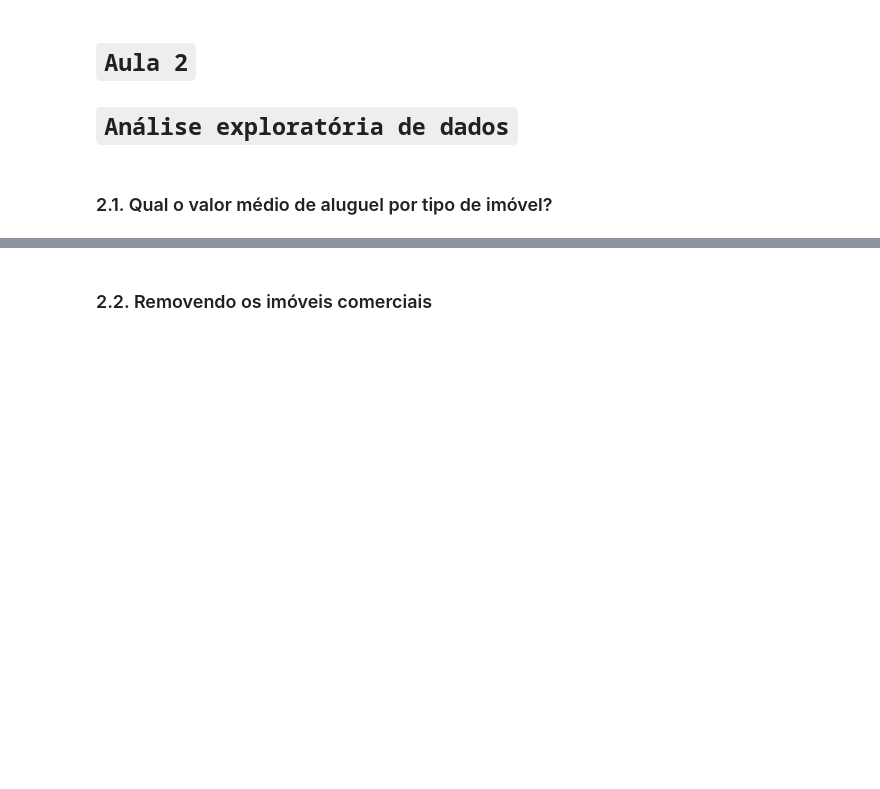
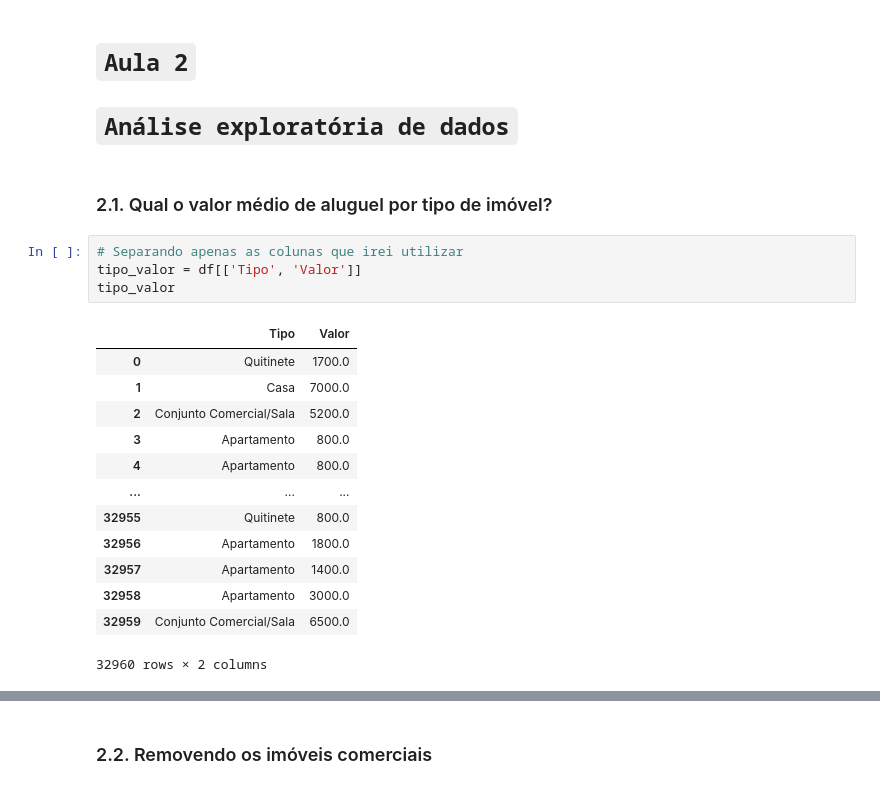
Before and after one commit to KaelDucatti/estudos-ds, a Jupyter notebook: python_for_ds/04_pandas_start/notebook_inicial.ipynb, the cells around one changed output, grey strips where cells are left out. Saved outputs shown, nothing was run; the diff lists cells and outputs as text; blank space fills up the shorter version.

```diff
--- a/python_for_ds/04_pandas_start/notebook_inicial.ipynb
+++ b/python_for_ds/04_pandas_start/notebook_inicial.ipynb
@@ -63,3 +124,21 @@ data.tail(10)
 # `Análise exploratória de dados`
 # %% [markdown]
 ### 2.1. Qual o valor médio de aluguel por tipo de imóvel?
+# %%
+# Separando apenas as colunas que irei utilizar
+tipo_valor = df[['Tipo', 'Valor']]
+tipo_valor
+# %% [output]
+|  | Tipo | Valor |
+| 0 | Quitinete | 1700.0 |
+| 1 | Casa | 7000.0 |
+| 2 | Conjunto Comercial/Sala | 5200.0 |
+| 3 | Apartamento | 800.0 |
+| 4 | Apartamento | 800.0 |
+| ... | ... | ... |
+| 32955 | Quitinete | 800.0 |
+| 32956 | Apartamento | 1800.0 |
+| 32957 | Apartamento | 1400.0 |
+| 32958 | Apartamento | 3000.0 |
+| 32959 | Conjunto Comercial/Sala | 6500.0 |
+32960 rows × 2 columns
```
Also changed, not shown: parts of 11 cells of this notebook, 1 other file.
